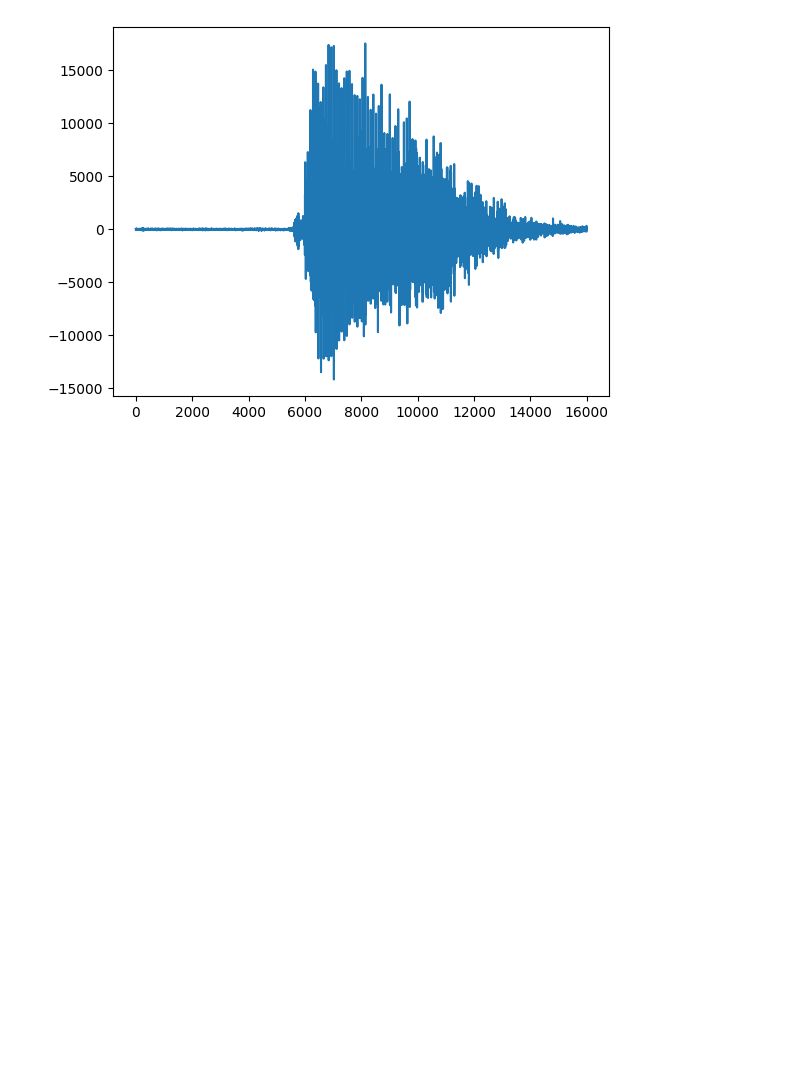
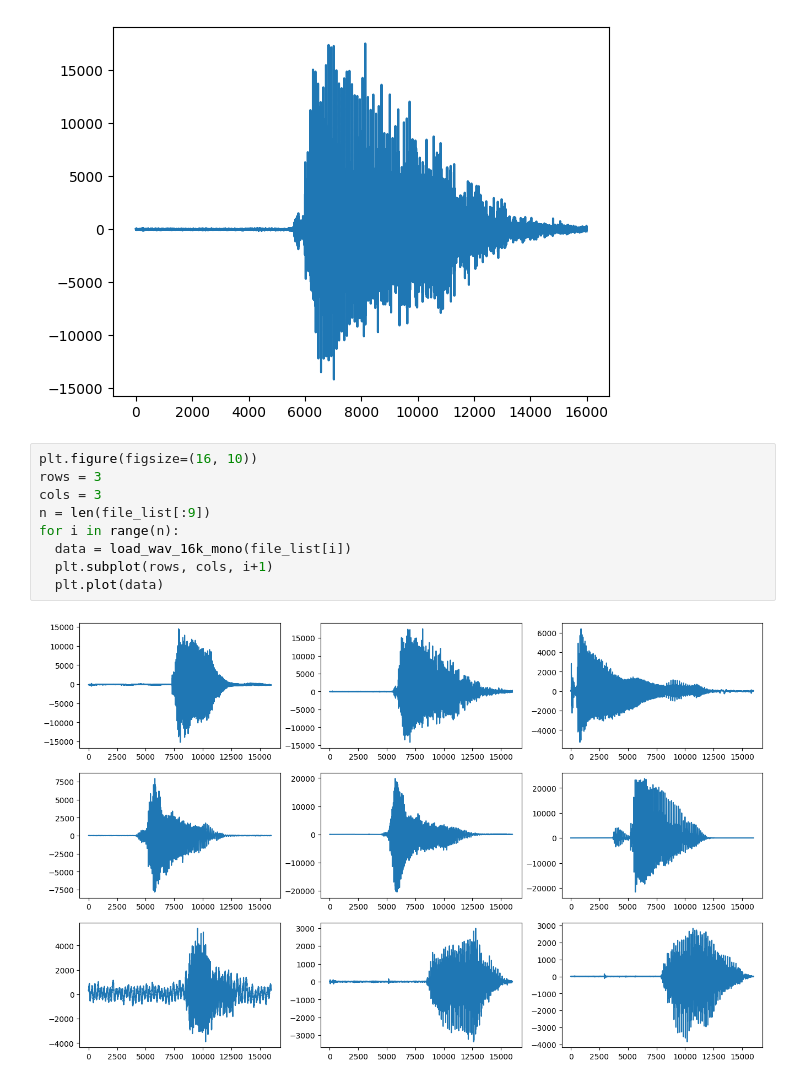
Before and after one commit to teleplayer123/audio_recognition, a Jupyter notebook: test.ipynb, the cells around one changed output. Cells and saved outputs as stored; diff of their text form; blank space fills up the shorter version.

```diff
--- a/test.ipynb
+++ b/test.ipynb
@@ -133,3 +133,14 @@ plt.plot(data)
 # %% [output]
 [<matplotlib.lines.Line2D at 0x...>]
 [figure]
+# %%
+plt.figure(figsize=(16, 10))
+rows = 3
+cols = 3
+n = len(file_list[:9])
+for i in range(n):
+  data = load_wav_16k_mono(file_list[i])
+  plt.subplot(rows, cols, i+1)
+  plt.plot(data)
+# %% [output]
+[figure, added]
```
Also changed, not shown: 1 other file.
